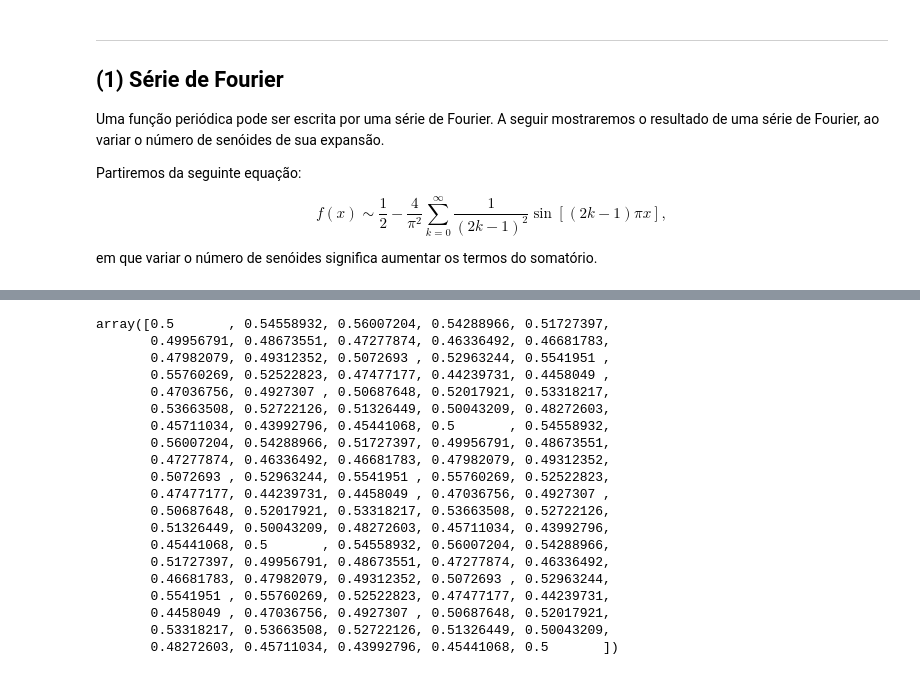
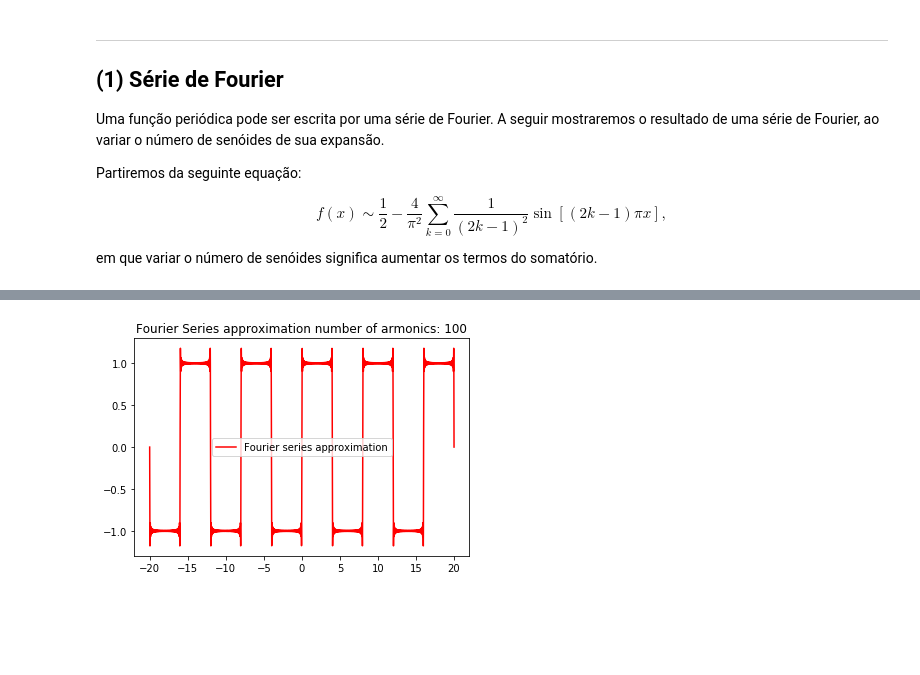
Before and after one commit to achiaver/computer_vision, a Jupyter notebook: trabalho_06/notebooks/trabalho_06.ipynb, the cells around one changed output, grey strips where cells are left out. Saved outputs shown, nothing was run; the diff lists cells and outputs as text; code cells hidden in the pictures; blank space fills up the shorter version.

```diff
--- a/trabalho_06/notebooks/trabalho_06.ipynb
+++ b/trabalho_06/notebooks/trabalho_06.ipynb
@@ -99,23 +101,12 @@ plt.plot(x, f)
-# %%
-f
-# %% [output]
-array([0.5       , 0.54558932, 0.56007204, 0.54288966, 0.51727397,
-       0.49956791, 0.48673551, 0.47277874, 0.46336492, 0.46681783,
-       0.47982079, 0.49312352, 0.5072693 , 0.52963244, 0.5541951 ,
-       0.55760269, 0.52522823, 0.47477177, 0.44239731, 0.4458049 ,
-       0.47036756, 0.4927307 , 0.50687648, 0.52017921, 0.53318217,
-       0.53663508, 0.52722126, 0.51326449, 0.50043209, 0.48272603,
-       0.45711034, 0.43992796, 0.45441068, 0.5       , 0.54558932,
-       0.56007204, 0.54288966, 0.51727397, 0.49956791, 0.48673551,
-       0.47277874, 0.46336492, 0.46681783, 0.47982079, 0.49312352,
-       0.5072693 , 0.52963244, 0.5541951 , 0.55760269, 0.52522823,
-       0.47477177, 0.44239731, 0.4458049 , 0.47036756, 0.4927307 ,
-       0.50687648, 0.52017921, 0.53318217, 0.53663508, 0.52722126,
-       0.51326449, 0.50043209, 0.48272603, 0.45711034, 0.43992796,
-       0.45441068, 0.5       , 0.54558932, 0.56007204, 0.54288966,
-       0.51727397, 0.49956791, 0.48673551, 0.47277874, 0.46336492,
-       0.46681783, 0.47982079, 0.49312352, 0.5072693 , 0.52963244,
-       0.5541951 , 0.55760269, 0.52522823, 0.47477177, 0.44239731,
-       0.4458049 , 0.47036756, 0.4927307 , 0.50687648, 0.52017921,
-       0.53318217, 0.53663508, 0.52722126, 0.51326449, 0.50043209,
-       0.48272603, 0.45711034, 0.43992796, 0.45441068, 0.5       ])
+# %%
+def fourierSeries(n_max,x):
+    a0 = 0
+    partialSums = a0
+    for n in range(1,n_max):
+#         try:
+        partialSums = partialSums + bn(n)*np.sin(wn(n)*x)
+#         except:
+#             print("pass")
+#             pass
+
+    return partialSums
@@ -121,0 +125,16 @@ array([0.5       , 0.54558932, 0.56007204, 0.54288966, 0.51727397,
+# %%
+x_ = np.linspace(-20,20,10000)
+# %%
+f = []
+T = 8
+armonics = 100
+# %%
+for i in x_:
+    f.append(fourierSeries(armonics,i))
+# %%
+plt.plot(x_, f, color = "red", label = "Fourier series approximation")
+plt.title("Fourier Series approximation number of armonics: "+str(armonics))
+plt.legend()
+plt.show()
+# %% [output]
+[figure, added]
```
Also changed, not shown: parts of 10 cells of this notebook.
